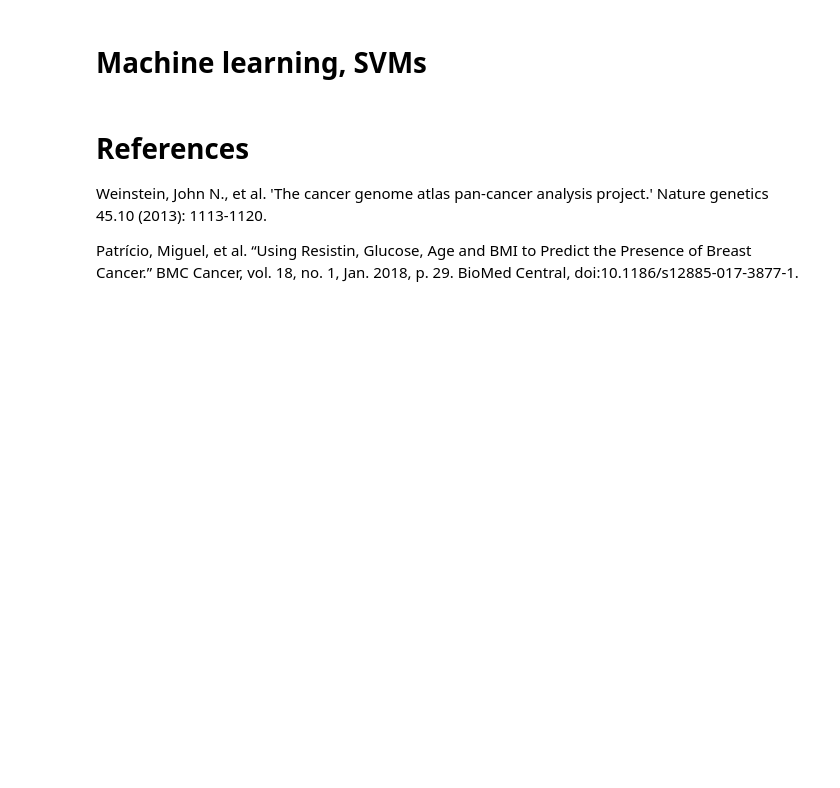
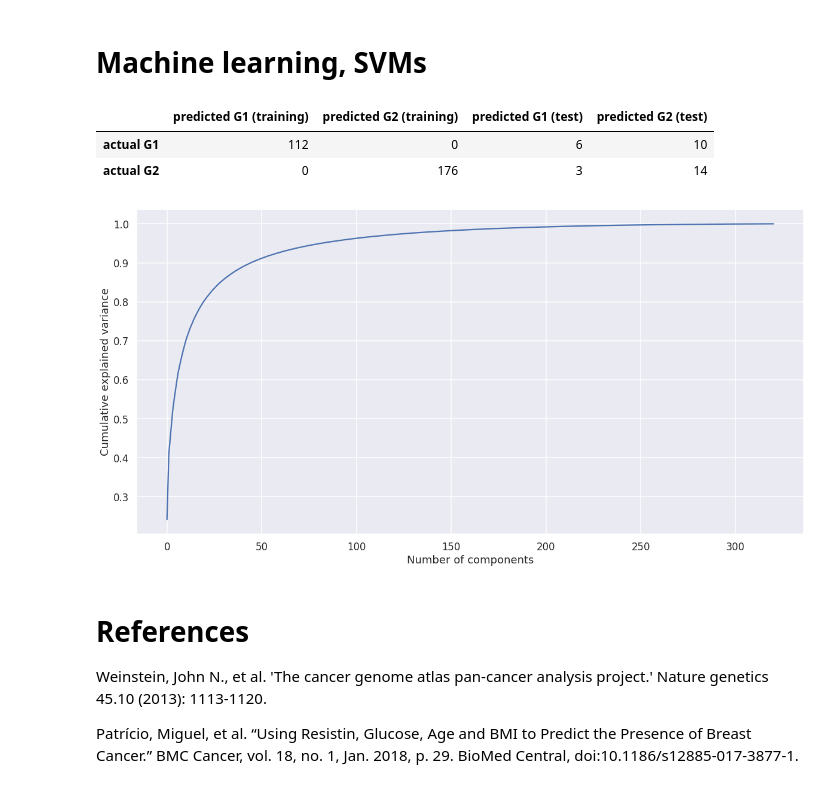
Before and after one commit to gjeuken/sysbio_lab, a Jupyter notebook: Lab2.ipynb, the cells around one changed output. Saved outputs shown, nothing was run; the diff lists cells and outputs as text; code cells hidden in the pictures; blank space fills up the shorter version.

```diff
--- a/Lab2.ipynb
+++ b/Lab2.ipynb
@@ -129,0 +133,41 @@ Results_gsea.ranking
+# %%
+def split_data(clinical_df, expression_df, separator, cond1, cond2):
+    try:
+        group1 = clinical_df[separator] == cond1
+        index1 = clinical_df[group1].index
+        group2 = clinical_df[separator] == cond2
+        index2 = clinical_df[group2].index
+    except:
+        print('Clinical condition wrong')
+    expression1 = expression_df.loc[index1].dropna()
+    expression2 = expression_df.loc[index2].dropna()
+    expression = pd.concat([expression1, expression2])
+    X = expression.values
+    y = np.append(np.repeat(0, len(expression1)), np.repeat(1, len(expression2)))
+    return X, y
+
+def train_SVM(X, y, C=1, scale = False):
+    if scale:
+        scaler = StandardScaler()
+        X = scaler.fit_transform(X)
+    clf = LinearSVC(C=C, max_iter=10000)
+    clf.fit(X,y)
+    return clf
+
+def print_accuracy(X_train, y_train, X_test, y_test, clf):
+    y_train_pred = clf.predict(X_train)
+    ac_matrix_train = confusion_matrix(y_train, y_train_pred)
+    y_test_pred = clf.predict(X_test)
+    ac_matrix_test = confusion_matrix(y_test, y_test_pred)
+    display(pd.DataFrame(np.concatenate((ac_matrix_train,ac_matrix_test), axis =1), columns = ["predicted G1 (training)","predicted G2 (training)", "predicted G1 (test)","predicted G2 (test)"],index=["actual G1","actual G2"]))
+
+def plot_pca_variance(X):
+    pca = PCA()
+    pca.fit(X)
+    plt.rcParams["figure.figsize"] = (20,10)
+    sns.set(style='darkgrid', context='talk')
+    plt.plot(np.cumsum(pca.explained_variance_ratio_))
+    plt.xlabel('Number of components')
+    plt.ylabel('Cumulative explained variance');
+# %%
+X, y = split_data(clinical_data, expression_data, 'Surgical procedure first', 'Simple Mastectomy', 'Lumpectomy')
@@ -130,3 +178,14 @@ Results_gsea.ranking
+# %%
+
+print_accuracy(X_train, y_train, X_test, y_test, clf)
+# %% [output]
+|  | predicted G1 (training) | predicted G2 (training) | predicted G1 (test) | predicted G2 (test) |
+| actual G1 | 112 | 0 | 6 | 10 |
+| actual G2 | 0 | 176 | 3 | 14 |
+# %%
+plot_pca_variance(X)
+# %% [output]
+[figure, added]
 # %% [markdown]
 # References
 
```
Also changed, not shown: parts of 6 cells of this notebook.
